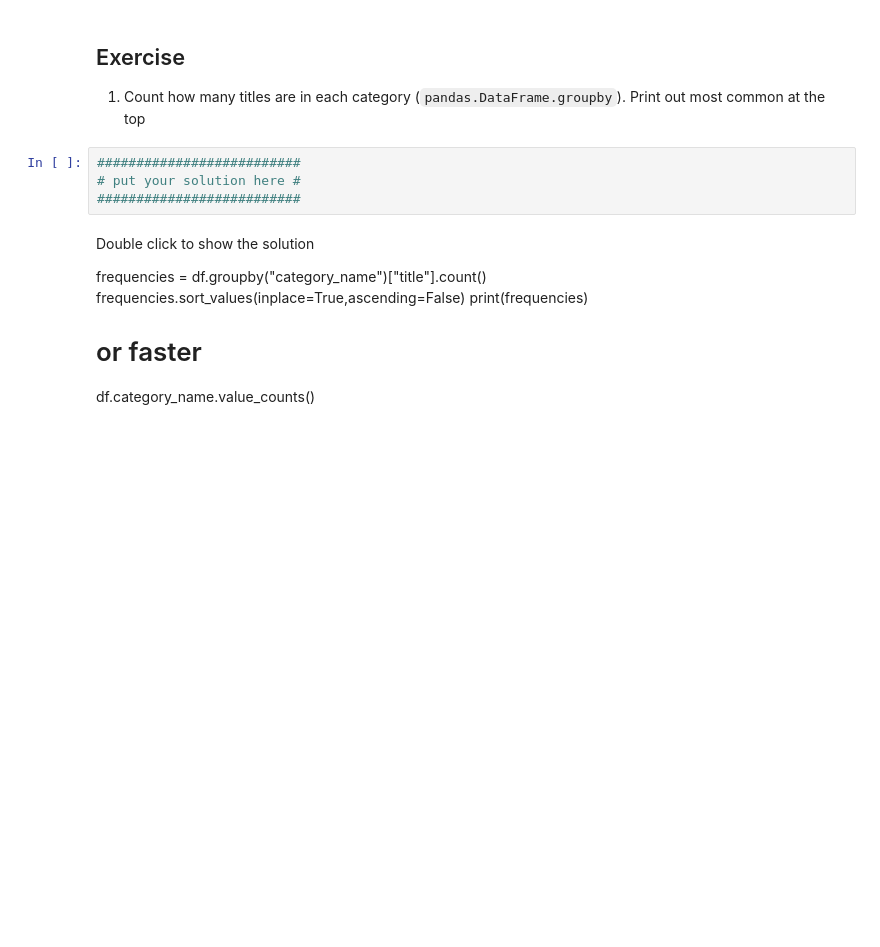
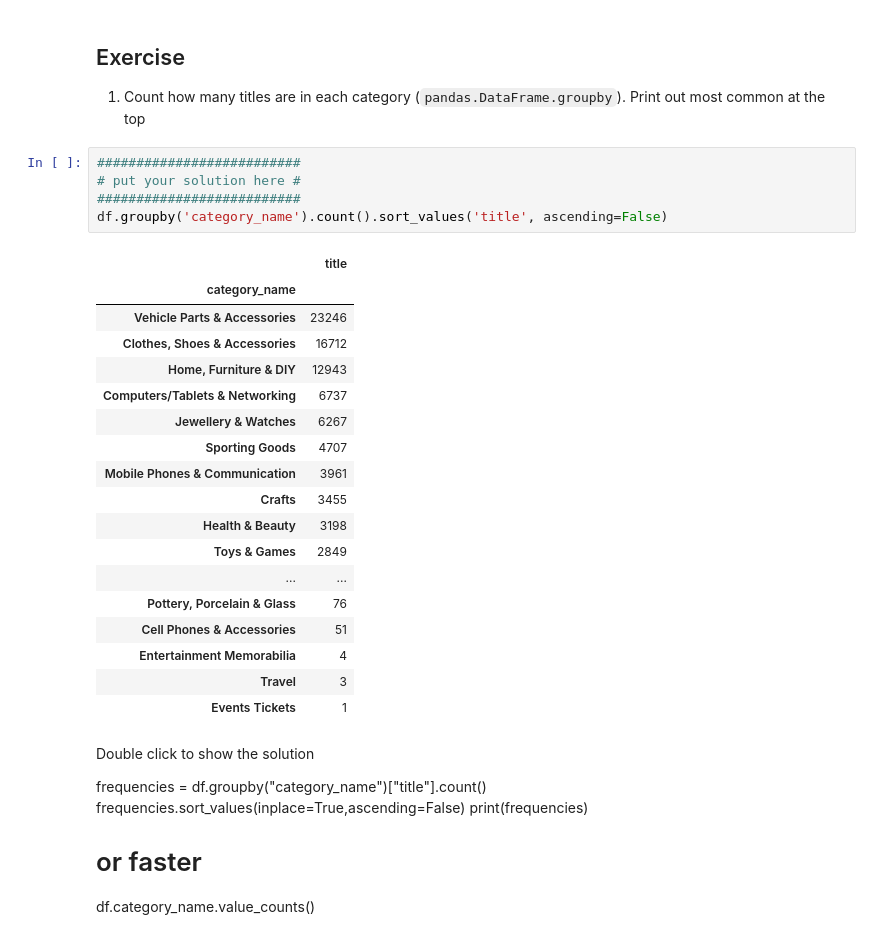
Before and after one commit to diegoami/DA_DS_Pipelines, a Jupyter notebook: notebooks/1.5 Pipelines introduction - Transforming text data.ipynb, the cells around one changed output. Cells and saved outputs as stored; diff of their text form; blank space fills up the shorter version.

```diff
--- a/notebooks/1.5 Pipelines introduction - Transforming text data.ipynb
+++ b/notebooks/1.5 Pipelines introduction - Transforming text data.ipynb
@@ -62,7 +83,27 @@ Exercise
 # %%
 ##########################
 # put your solution here #
 ##########################
+df.groupby('category_name').count().sort_values('title', ascending=False)
+# %% [output]
+|  | title |
+| category_name |  |
+| Vehicle Parts & Accessories | 23246 |
+| Clothes, Shoes & Accessories | 16712 |
+| Home, Furniture & DIY | 12943 |
+| Computers/Tablets & Networking | 6737 |
+| Jewellery & Watches | 6267 |
+| Sporting Goods | 4707 |
+| Mobile Phones & Communication | 3961 |
+| Crafts | 3455 |
+| Health & Beauty | 3198 |
+| Toys & Games | 2849 |
+| ... | ... |
+| Pottery, Porcelain & Glass | 76 |
+| Cell Phones & Accessories | 51 |
+| Entertainment Memorabilia | 4 |
+| Travel | 3 |
+| Events Tickets | 1 |
 # %% [markdown]
 <a>Double click to show the solution</a>
 <div class='spoiler'>
```
Also changed, not shown: parts of 19 cells of this notebook.
